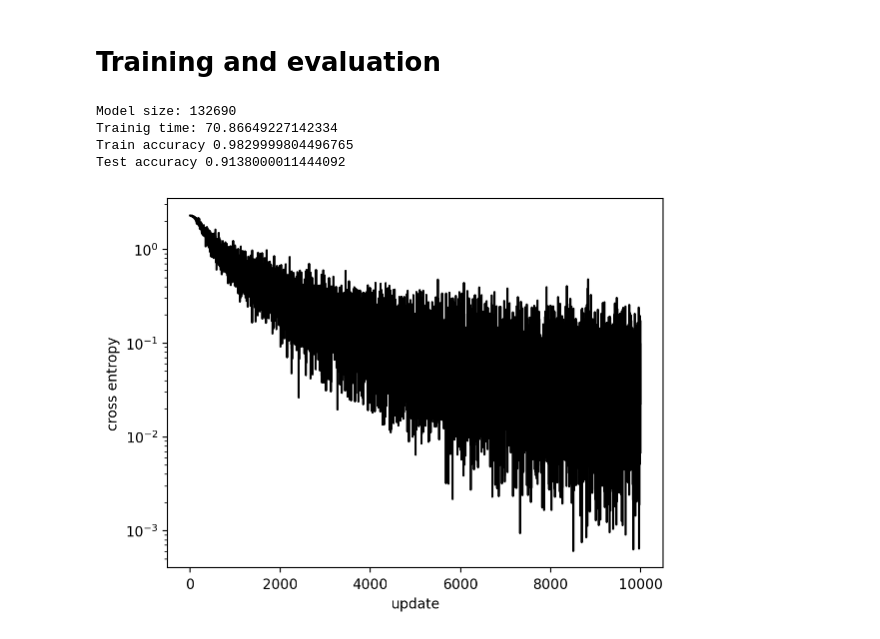
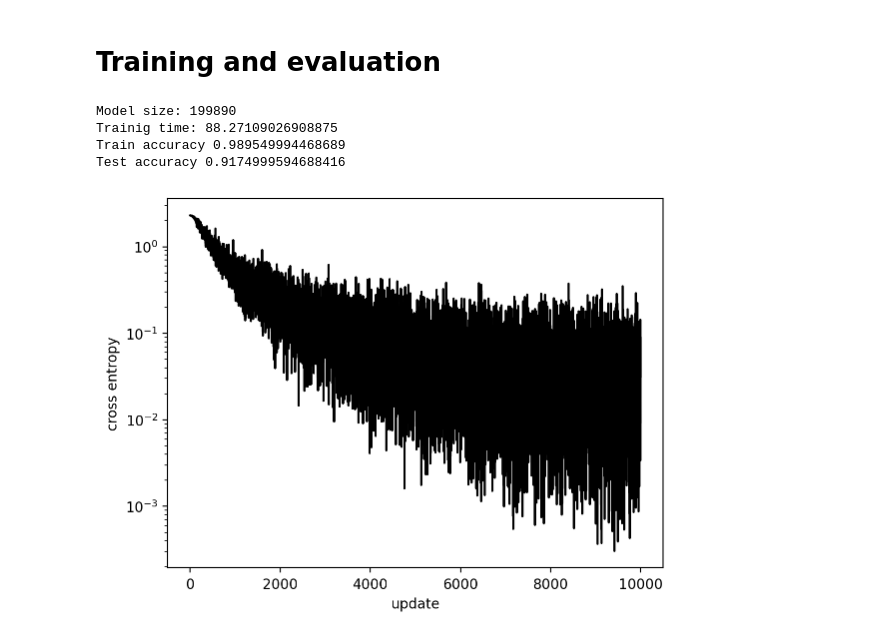
Before and after one commit to VLSF/afternotes, a Jupyter notebook: Transformers/Vision Transformer.ipynb, the cells around one changed output. Drawn from its saved outputs; the diff is of its cells as text; code cells hidden in the pictures.

```diff
--- a/Transformers/Vision Transformer.ipynb
+++ b/Transformers/Vision Transformer.ipynb
@@ -143,13 +143,13 @@ class MHSA_block(eqx.Module):
     layer_norms: list
     MLP: list
 
-    def __init__(self, key, N_features, N_similarity, N_inner, N_head, N_MLP):
+    def __init__(self, key, N_features, N_similarity, N_head, N_MLP):
         keys = random.split(key, 5)
         norm_factor = jnp.sqrt(2/N_features)
-        self.Q = random.normal(keys[0], (N_heads, N_similarity, N_features)) * norm_factor
-        self.K = random.normal(keys[1], (N_heads, N_similarity, N_features)) * norm_factor
-        self.V = random.normal(keys[2], (N_heads, N_features, N_features)) * norm_factor
-        self.M = random.normal(keys[3], (N_heads, N_features, N_features)) * norm_factor
+        self.Q = random.normal(keys[0], (N_head, N_similarity, N_features)) * norm_factor
+        self.K = random.normal(keys[1], (N_head, N_similarity, N_features)) * norm_factor
+        self.V = random.normal(keys[2], (N_head, N_features, N_features)) * norm_factor
+        self.M = random.normal(keys[3], (N_head, N_features, N_features)) * norm_factor
         keys = random.split(keys[4], N_MLP)
         self.MLP = [normalize_conv(eqx.nn.Conv(1, N_features, N_features, 1, key=key)) for key in keys]
         self.layer_norms = [eqx.nn.LayerNorm((N_features,)), eqx.nn.LayerNorm((N_features,))]
@@ -174,7 +174,7 @@ class ViT_classifier(eqx.Module):
         self.po_M = random.normal(keys[0], (N_features[1], N_features[0])) * jnp.sqrt(2/N_features[0])
         self.po_v = jnp.zeros((N_features[1], length))
         self.class_token = random.normal(keys[1], (N_features[1], 1))
-        self.MHSA_blocks = [MHSA_block(key, N_features[1], N_features[1], N_inner, N_head, N_MLP) for key in keys[3:]]
+        self.MHSA_blocks = [MHSA_block(key, N_features[1], N_features[1], N_head, N_MLP) for key in keys[3:]]
         keys = random.split(keys[2], N_c_layers)
         N_features = [N_features[1],] + [N_c_features,]*(N_c_layers-1) + [N_classes,]
         self.MLP = [normalize_conv(eqx.nn.Conv(1, f_in, f_out, 1, key=key)) for f_in, f_out, key in zip(N_features[:-1], N_features[1:], keys)]
@@ -227,7 +227,7 @@ features = features.reshape(-1, 49, 16)
 # Training and evaluation
 # %%
 N_features = [7*7, 20]
-N_head = 10
+N_head = 20
 N_MLP = 2
 N_blocks = 6
 length = 4*4
@@ -243,35 +243,35 @@ keys = random.split(key, 3)
 model = ViT_classifier(keys[0], N_features, N_head, N_MLP, N_blocks, length, N_classes, N_c_layers, N_c_features)
 model_size = sum(tree_map(jnp.size, tree_flatten(model)[0]))
 print(f"Model size: {model_size}")
 
 inds = random.choice(keys[1], N_train, (N_updates, N_batch))
 optim = optax.lion(learning_rate=learning_rate)
 opt_state = optim.init(eqx.filter(model, eqx.is_array))
 carry = [features, classes, model, opt_state]
 make_step_scan_ = lambda a, b: make_step_scan(a, b, optim)
 
 start = time.time()
 carry, history = scan(make_step_scan_, carry, inds)
 model = carry[2]
 stop = time.time()
 print(f"Trainig time: {stop - start}")
 
 plt.yscale("log")
 plt.plot(history, color="black")
 plt.xlabel("update")
 plt.ylabel("cross entropy")
 
 inds = jnp.arange(features.shape[0])
 _, hits_and_misses = scan(compute_accuracy, [features, classes, model], inds.reshape(-1, N_batch))
 hits_and_misses = hits_and_misses.reshape(-1,)
 train_accuracy = jnp.mean(hits_and_misses[:N_train])
 test_accuracy = jnp.mean(hits_and_misses[N_train:])
 
 print(f"Train accuracy {train_accuracy}")
 print(f"Test accuracy {test_accuracy}")
 # %% [output]
-Model size: 132690
-Trainig time: 70.86649227142334
-Train accuracy 0.9829999804496765
-Test accuracy 0.9138000011444092
+Model size: 199890
+Trainig time: 88.27109026908875
+Train accuracy 0.989549994468689
+Test accuracy 0.9174999594688416
-[figure, old version]
+[figure, new version]
```
Also changed, not shown: parts of 1 cell of this notebook.
